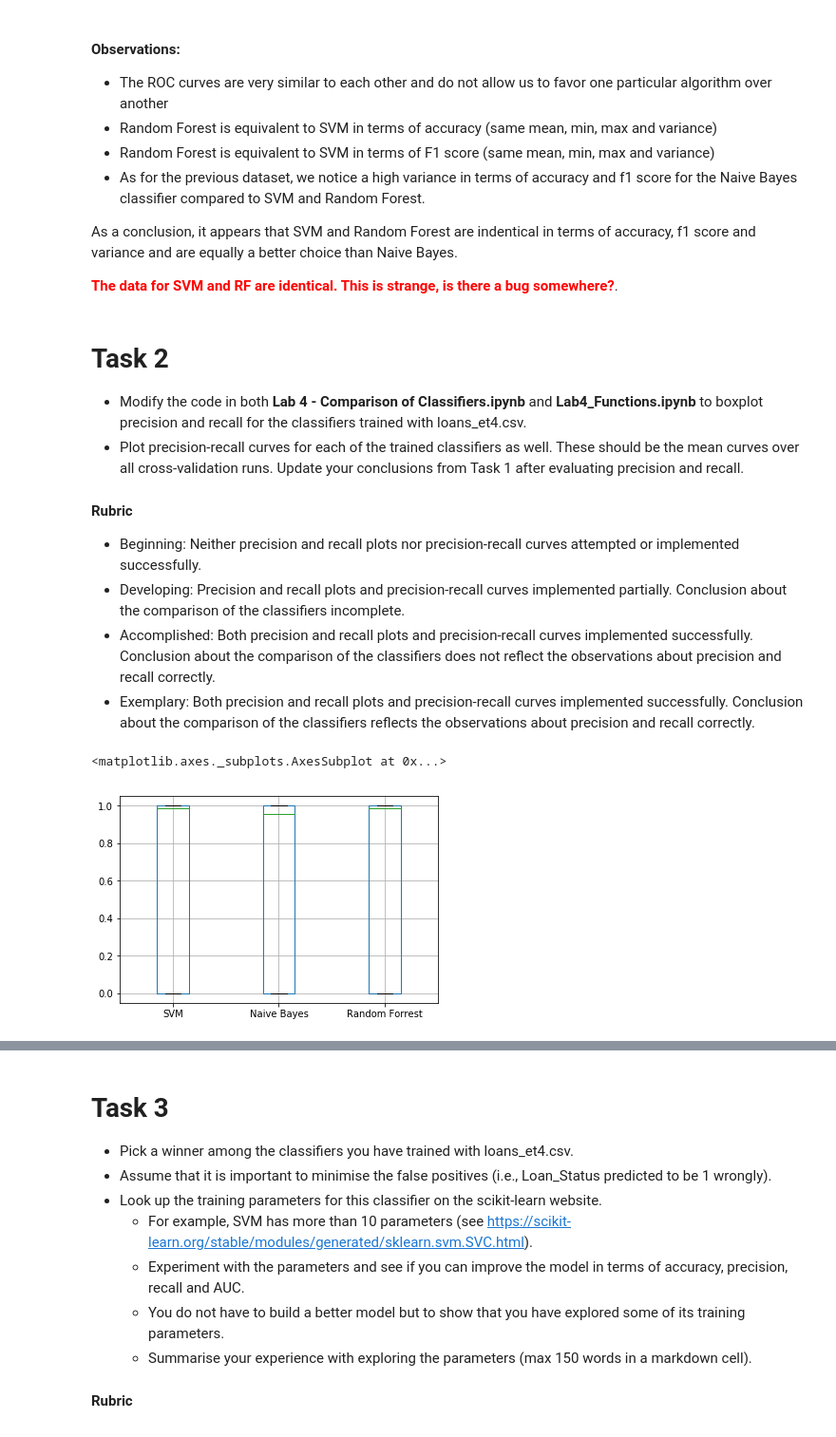
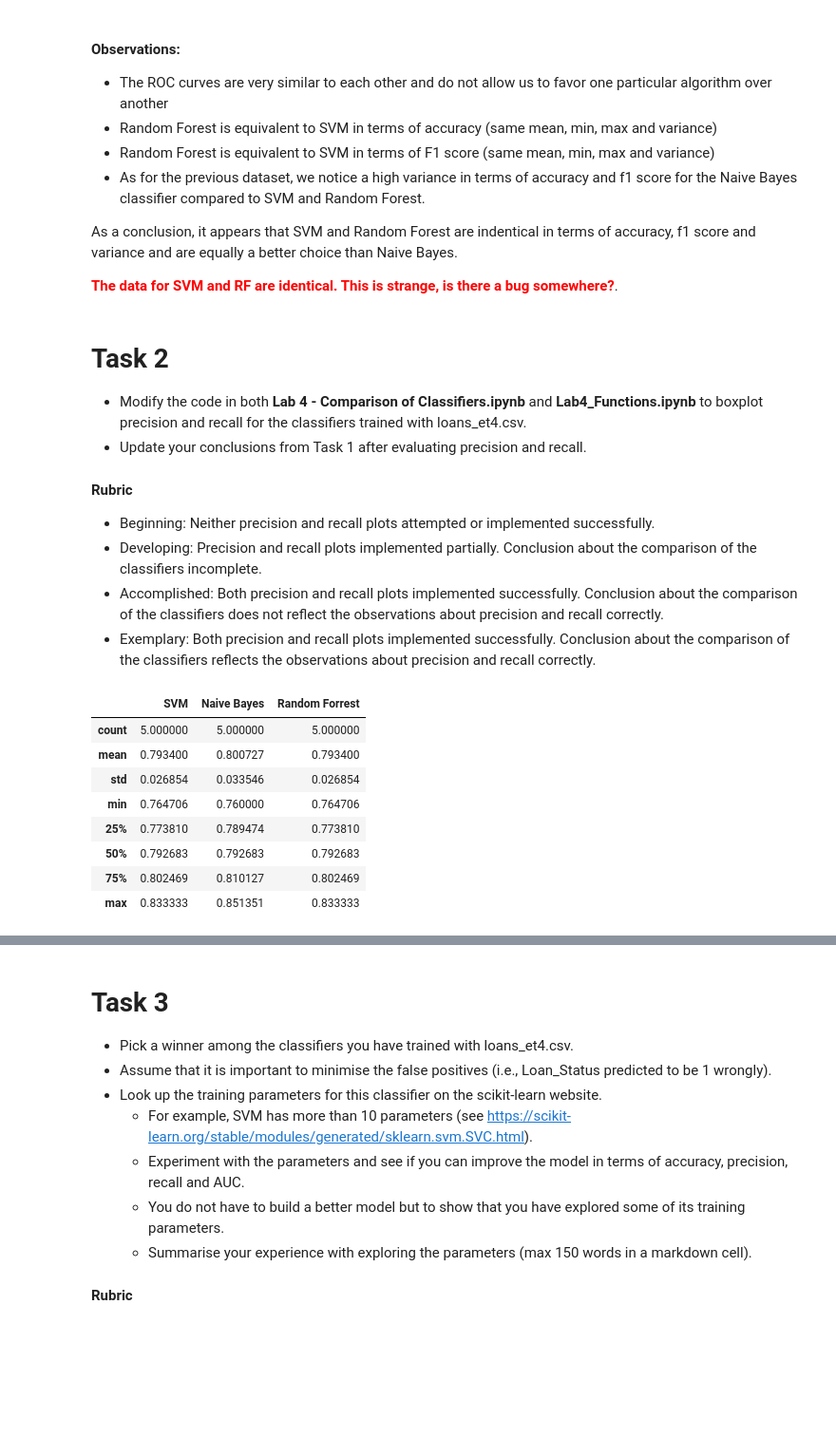
Before and after one commit to vipulpopat/MSCAI_Sem1_Etivity4, a Jupyter notebook: Lab 4 - Comparison of Classifiers - Main_18263461.ipynb, the cells around one changed output, grey strips where cells are left out. Shown: that part at 95% size. Saved outputs shown, nothing was run; the diff lists cells and outputs as text; code cells hidden in the pictures; blank space fills up the shorter version.

Commit message:
Removing recall/precision curves

```diff
--- a/Lab 4 - Comparison of Classifiers - Main_18263461.ipynb
+++ b/Lab 4 - Comparison of Classifiers - Main_18263461.ipynb
@@ -380,17 +410,24 @@ As a conclusion, it appears that SVM and Random Forest are indentical in terms o
 # %% [markdown]
 # Task 2
   * Modify the code in both **Lab 4 - Comparison of Classifiers.ipynb** and **Lab4_Functions.ipynb** to boxplot precision and recall for the classifiers trained with loans_et4.csv.
-  * Plot precision-recall curves for each of the trained classifiers as well. These should be the mean curves over all cross-validation runs. Update your conclusions from Task 1 after evaluating precision and recall.
+  * Update your conclusions from Task 1 after evaluating precision and recall.
 
 #### Rubric
-  * Beginning: Neither precision and recall plots nor precision-recall curves attempted or implemented successfully.
-  * Developing: Precision and recall plots and precision-recall curves implemented partially. Conclusion about the comparison of the classifiers incomplete.
-  * Accomplished: Both precision and recall plots and precision-recall curves implemented successfully. Conclusion about the comparison of the classifiers does not reflect the observations about precision and recall correctly.
-  * Exemplary: Both precision and recall plots and precision-recall curves implemented successfully. Conclusion about the comparison of the classifiers reflects the observations about precision and recall correctly.
+  * Beginning: Neither precision and recall plots attempted or implemented successfully.
+  * Developing: Precision and recall plots implemented partially. Conclusion about the comparison of the classifiers incomplete.
+  * Accomplished: Both precision and recall plots implemented successfully. Conclusion about the comparison of the classifiers does not reflect the observations about precision and recall correctly.
+  * Exemplary: Both precision and recall plots implemented successfully. Conclusion about the comparison of the classifiers reflects the observations about precision and recall correctly.
 # %%
 # Compare the statistics of the precision across all cross-validation folds
-precision_df = pd.DataFrame(data={'SVM' : _recalls_SVM   , 'Naive Bayes' : _recalls_NB    , 'Random Forrest' : _recalls_RF})
-precision_df.boxplot()
+precision_df = pd.DataFrame(data={'SVM' : _precisions_SVM   , 'Naive Bayes' : _precisions_NB    , 'Random Forrest' : _precisions_RF})
+precision_df.describe()
 # %% [output]
-<matplotlib.axes._subplots.AxesSubplot at 0x...>
-[figure, removed]
+|  | SVM | Naive Bayes | Random Forrest |
+| count | 5.000000 | 5.000000 | 5.000000 |
+| mean | 0.793400 | 0.800727 | 0.793400 |
+| std | 0.026854 | 0.033546 | 0.026854 |
+| min | 0.764706 | 0.760000 | 0.764706 |
+| 25% | 0.773810 | 0.789474 | 0.773810 |
+| 50% | 0.792683 | 0.792683 | 0.792683 |
+| 75% | 0.802469 | 0.810127 | 0.802469 |
+| max | 0.833333 | 0.851351 | 0.833333 |
```
Also changed, not shown: parts of 24 cells of this notebook, 1 other file.
